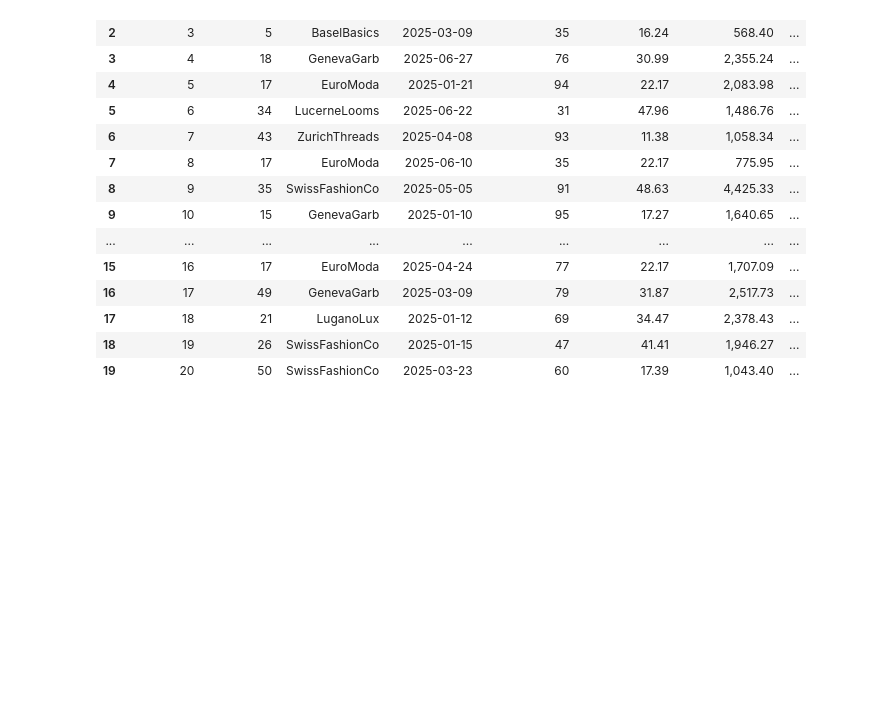
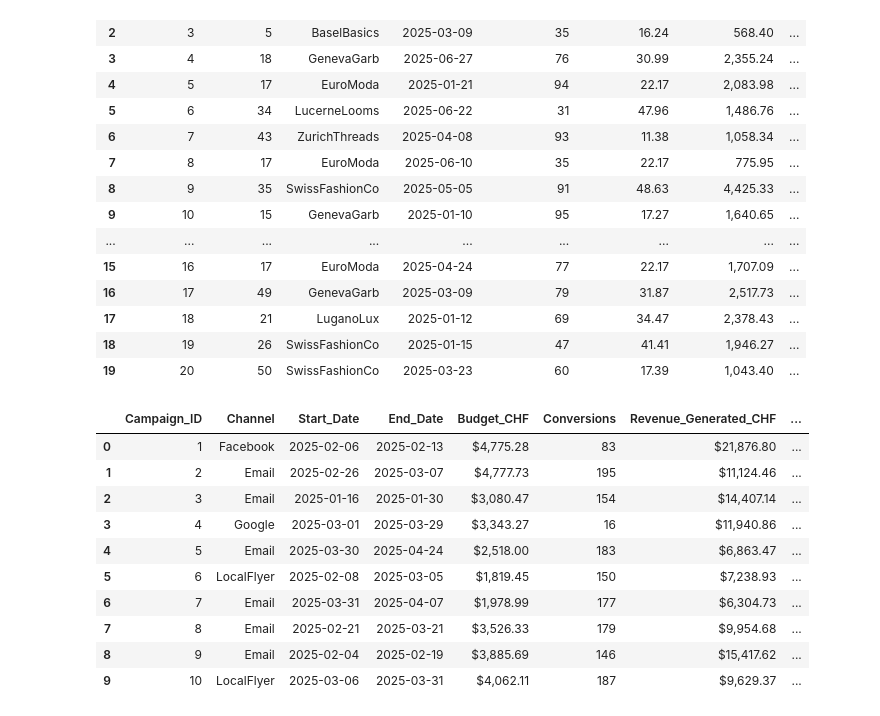
Before and after one commit to Mainabryan/SWISS-CLOTHING-BRAND, a Jupyter notebook: Swiss_clothing_brand.ipynb, the cells around one changed output. Cells and saved outputs as stored; diff of their text form; code cells hidden in the pictures; blank space fills up the shorter version.

```diff
--- a/Swiss_clothing_brand.ipynb
+++ b/Swiss_clothing_brand.ipynb
@@ -1431,3 +1431,17 @@ display(inventory_restock_table.head(20))
 | 17 | 18 | 21 | LuganoLux | 2025-01-12 | 69 | 34.47 | 2,378.43 | ... |
 | 18 | 19 | 26 | SwissFashionCo | 2025-01-15 | 47 | 41.41 | 1,946.27 | ... |
 | 19 | 20 | 50 | SwissFashionCo | 2025-03-23 | 60 | 17.39 | 1,043.40 | ... |
+# %%
+display(marketing_table.head(20))
+# %% [output]
+|  | Campaign_ID | Channel | Start_Date | End_Date | Budget_CHF | Conversions | Revenue_Generated_CHF | ... |
+| 0 | 1 | Facebook | 2025-02-06 | 2025-02-13 | $4,775.28 | 83 | $21,876.80 | ... |
+| 1 | 2 | Email | 2025-02-26 | 2025-03-07 | $4,777.73 | 195 | $11,124.46 | ... |
+| 2 | 3 | Email | 2025-01-16 | 2025-01-30 | $3,080.47 | 154 | $14,407.14 | ... |
+| 3 | 4 | Google | 2025-03-01 | 2025-03-29 | $3,343.27 | 16 | $11,940.86 | ... |
+| 4 | 5 | Email | 2025-03-30 | 2025-04-24 | $2,518.00 | 183 | $6,863.47 | ... |
+| 5 | 6 | LocalFlyer | 2025-02-08 | 2025-03-05 | $1,819.45 | 150 | $7,238.93 | ... |
+| 6 | 7 | Email | 2025-03-31 | 2025-04-07 | $1,978.99 | 177 | $6,304.73 | ... |
+| 7 | 8 | Email | 2025-02-21 | 2025-03-21 | $3,526.33 | 179 | $9,954.68 | ... |
+| 8 | 9 | Email | 2025-02-04 | 2025-02-19 | $3,885.69 | 146 | $15,417.62 | ... |
+| 9 | 10 | LocalFlyer | 2025-03-06 | 2025-03-31 | $4,062.11 | 187 | $9,629.37 | ... |
```
Also changed, not shown: parts of 1 cell of this notebook.
